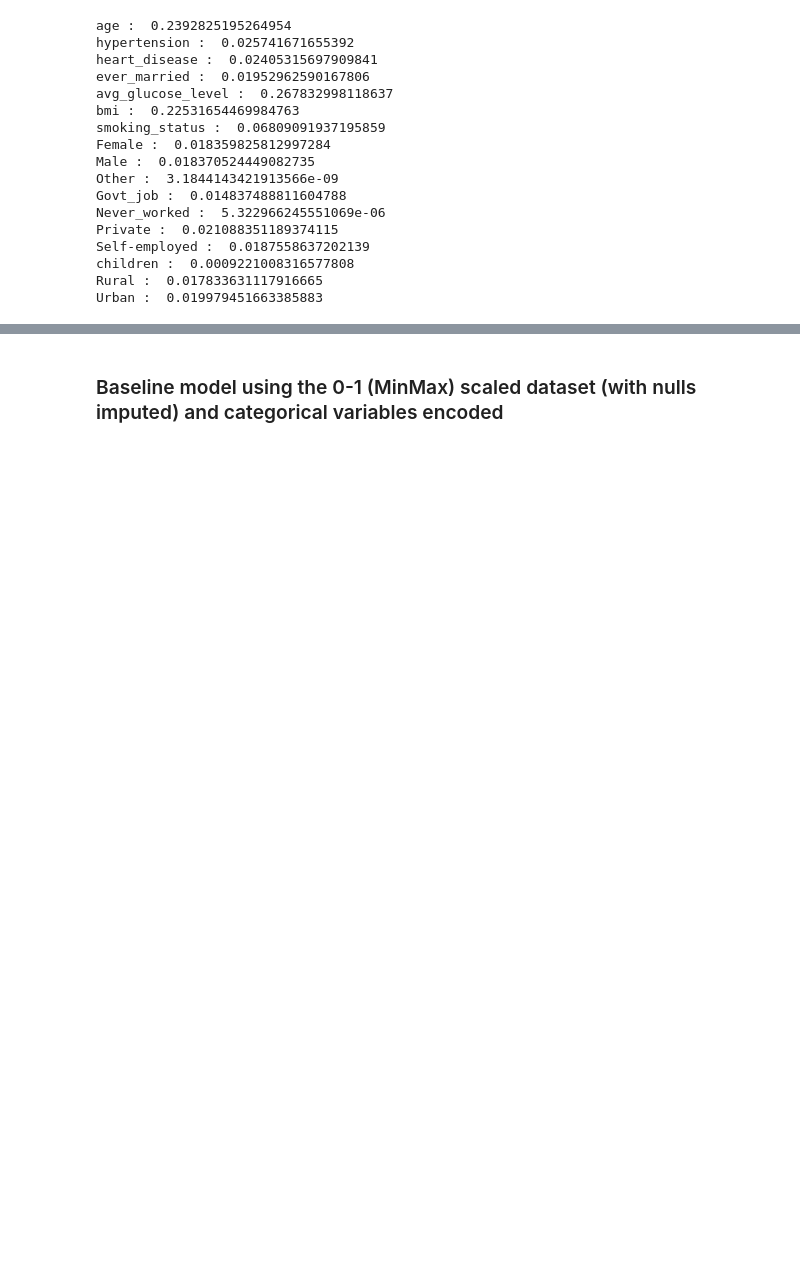
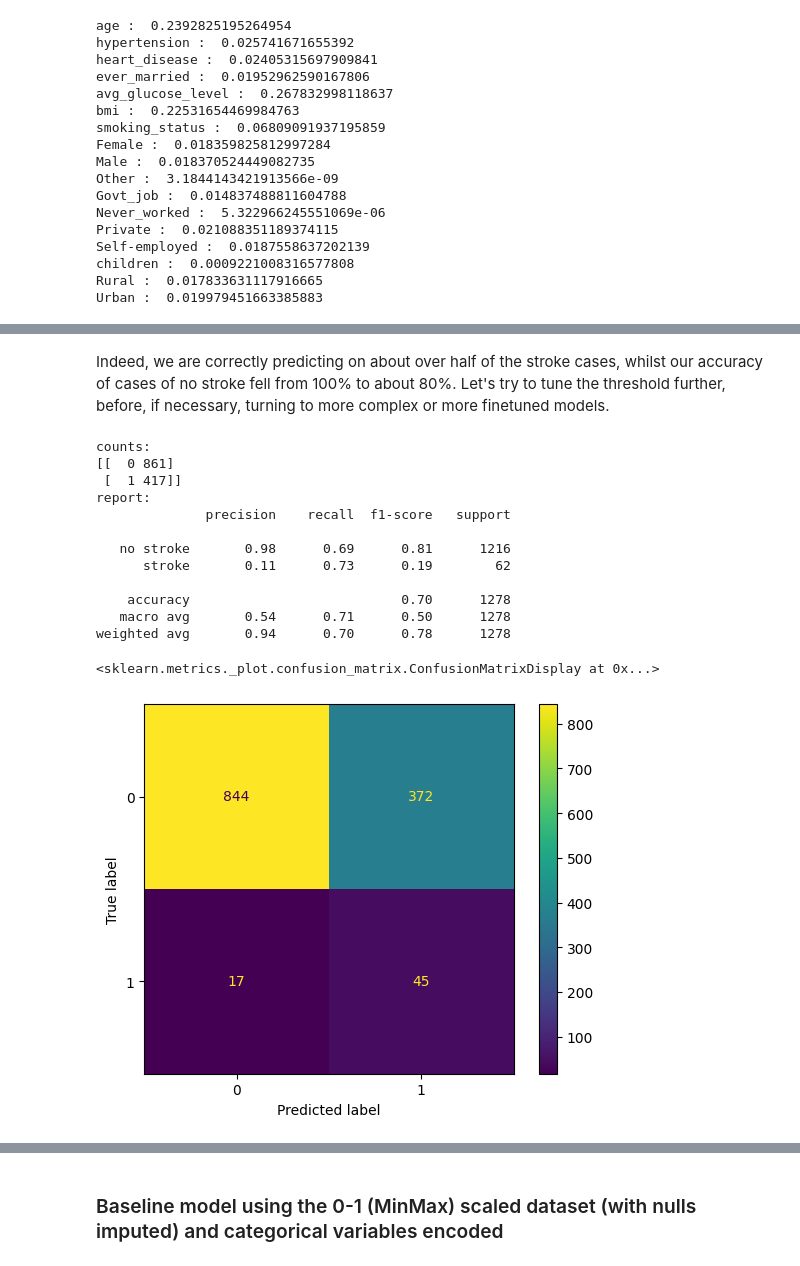
Before and after one commit to Kakackle/ml_zoo, a Jupyter notebook: dirty_notebooks/stroke_prediction.ipynb, the cells around one changed output, grey strips where cells are left out. Cells and saved outputs as stored; diff of their text form; code cells hidden in the pictures; blank space fills up the shorter version.

```diff
--- a/dirty_notebooks/stroke_prediction.ipynb
+++ b/dirty_notebooks/stroke_prediction.ipynb
@@ -669,0 +745,29 @@ Urban :  0.019979451663385883
+# %% [markdown]
+Indeed, we are correctly predicting on about over half of the stroke cases, whilst our accuracy of cases of no stroke fell from 100% to about 80%. Let's try to tune the threshold further, before, if necessary, turning to more complex or more finetuned models.
+# %%
+preds_thresh = (forest.predict_proba(X_test)[:,1] >= 0.05).astype('int')
+unique, counts = np.unique(preds_thresh, return_counts=True)
+print('counts:')
+print(np.asarray((unique, counts)).T)
+forest_report_thresh = classification_report(y_test, preds_thresh, target_names=['no stroke', 'stroke'])
+print('report:')
+print(forest_report_thresh)
+cm_thresh = confusion_matrix(y_test, preds_thresh)
+cm_disp_thresh = ConfusionMatrixDisplay(confusion_matrix=cm_thresh,
+                              display_labels=forest.classes_)
+cm_disp_thresh.plot()
+# %% [output]
+counts:
+[[  0 861]
+ [  1 417]]
+report:
+              precision    recall  f1-score   support
+
+   no stroke       0.98      0.69      0.81      1216
+      stroke       0.11      0.73      0.19        62
+
+    accuracy                           0.70      1278
+   macro avg       0.54      0.71      0.50      1278
+weighted avg       0.94      0.70      0.78      1278
+<sklearn.metrics._plot.confusion_matrix.ConfusionMatrixDisplay at 0x...>
+[figure, added]
```
Also changed, not shown: parts of 94 cells of this notebook, 3 other files.
